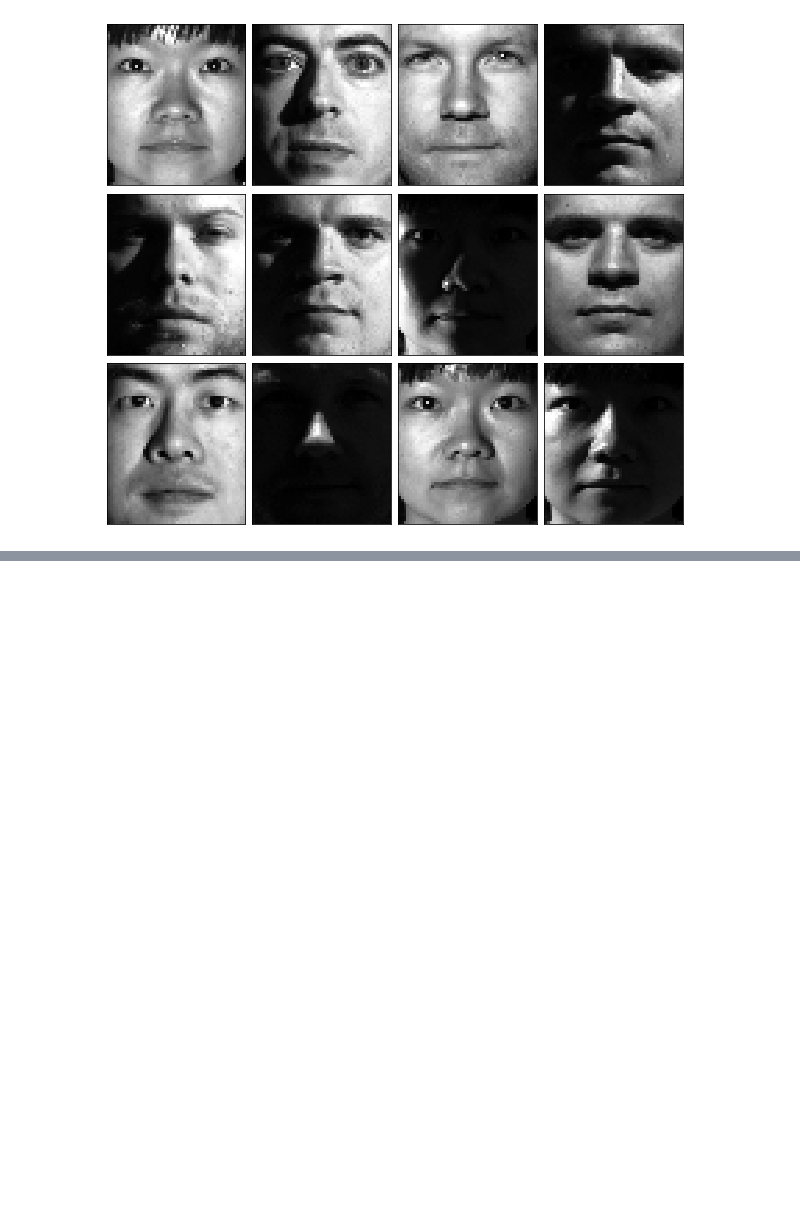
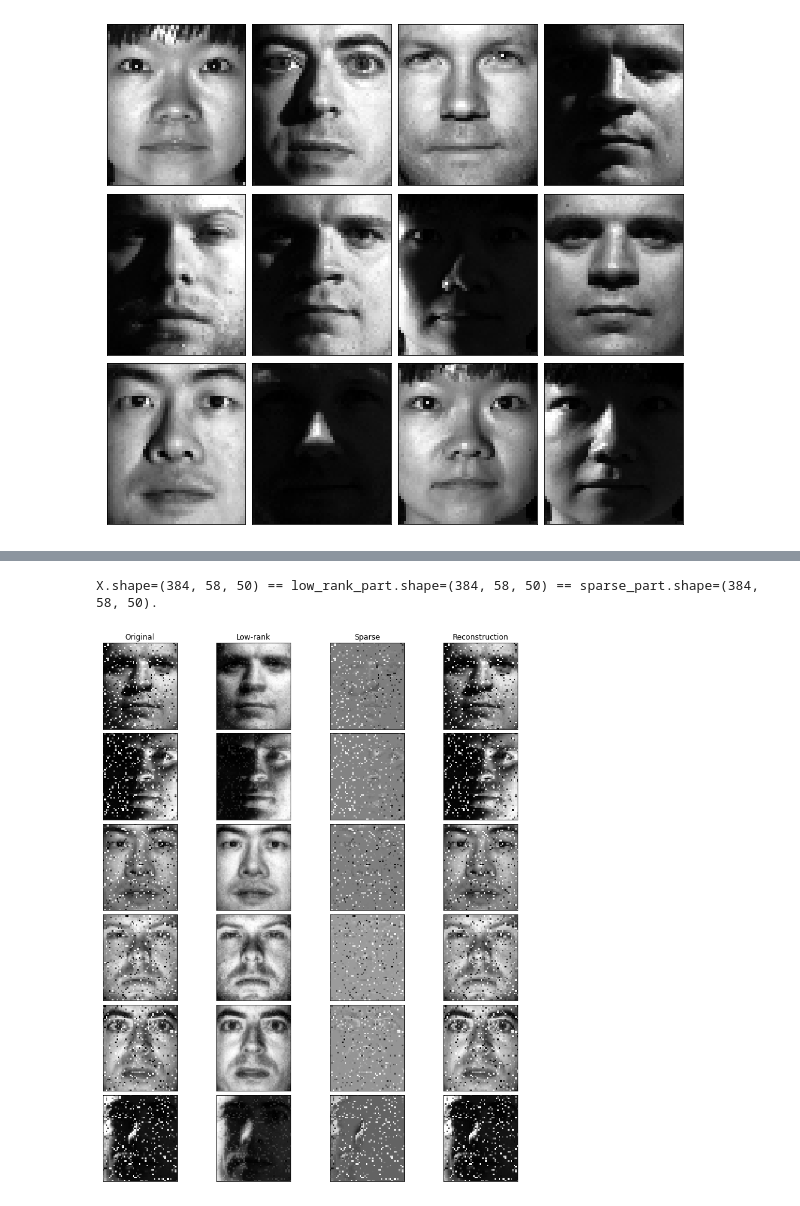
Before and after one commit to sydneygentile20/MATH578F22CSULB, a Jupyter notebook: Lectures/yaleB_RPCA.ipynb, the cells around one changed output, grey strips where cells are left out. Drawn from its saved outputs; the diff is of its cells as text; code cells hidden in the pictures; blank space fills up the shorter version.

```diff
--- a/Lectures/yaleB_RPCA.ipynb
+++ b/Lectures/yaleB_RPCA.ipynb
@@ -128,0 +131,46 @@ visualise_images(X, 12, 4)
+# %%
+low_rank_part, sparse_part = robust_pca(X, reg_E=0.04, learning_rate=1.5, n_iter_max=20)
+# %%
+print('X.shape={} == low_rank_part.shape={} == sparse_part.shape={}.'.format(X.shape, low_rank_part.shape, sparse_part.shape))
+# %% [output]
+X.shape=(384, 58, 50) == low_rank_part.shape=(384, 58, 50) == sparse_part.shape=(384, 58, 50).
+# %%
+
+
+def visualise_rpca(X, low_rank_part, sparse_part, n_images=10):
+    """A little helper function to visualise the result of tensor RPCA
+    """
+    indices = np.arange(X.shape[0])
+    np.random.shuffle(indices)
+    indices = indices[:n_images]
+
+    fig = plt.figure(figsize=(10, 2*n_images))
+    fig.subplots_adjust(left=0, right=1, bottom=0, top=1, hspace=0.05, wspace=0.05)
+
+    # plot the digits: each image is 8x8 pixels
+    for i, e in enumerate(indices):
+        cmap = plt.cm.Greys_r
+
+        ax = fig.add_subplot(n_images, 4, 4*i + 1, xticks=[], yticks=[])
+        ax.imshow(X[e], cmap=cmap, interpolation='nearest')
+        if not i:
+            ax.set_title('Original')
+
+        ax = fig.add_subplot(n_images, 4, 4*i + 2, xticks=[], yticks=[])
+        ax.imshow(low_rank_part[e], cmap=cmap, interpolation='nearest')
+        if not i:
+            ax.set_title('Low-rank')
+
+        ax = fig.add_subplot(n_images, 4, 4*i + 3, xticks=[], yticks=[])
+        ax.imshow(sparse_part[e], cmap=cmap, interpolation='nearest')
+        if not i:
+            ax.set_title('Sparse')
+
+        ax = fig.add_subplot(n_images, 4, 4*i + 4, xticks=[], yticks=[])
+        ax.imshow(low_rank_part[e]+sparse_part[e], cmap=cmap, interpolation='nearest')
+        if not i:
+            ax.set_title('Reconstruction')
+# %%
+visualise_rpca(X, low_rank_part, sparse_part, n_images=6)
+# %% [output]
+[figure, added]
```
Also changed, not shown: parts of 2 cells of this notebook, 1 other file.
